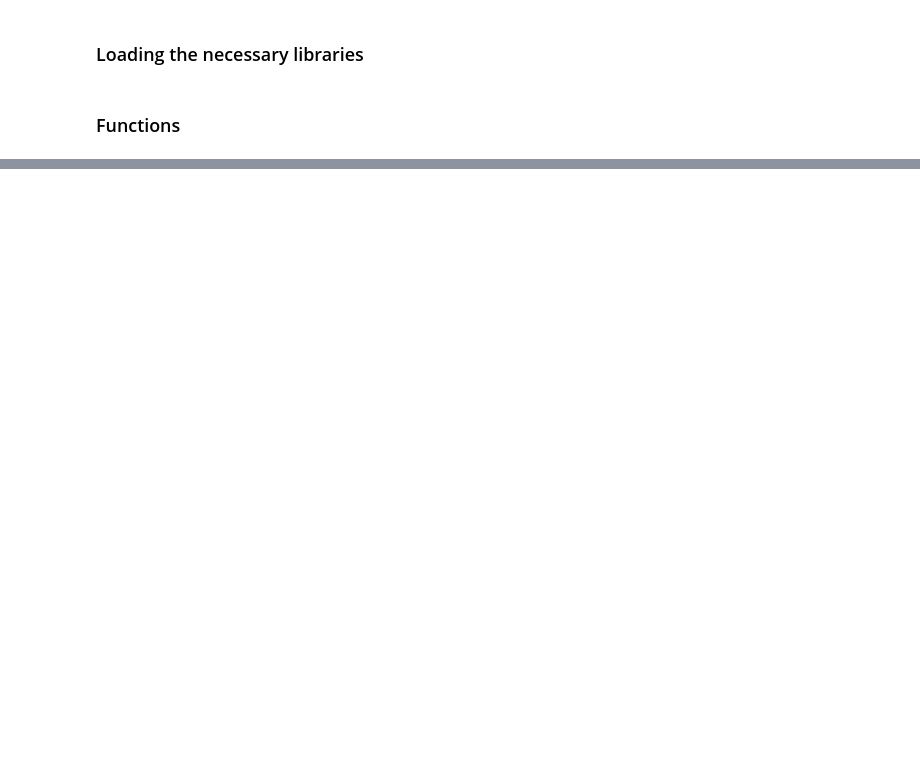
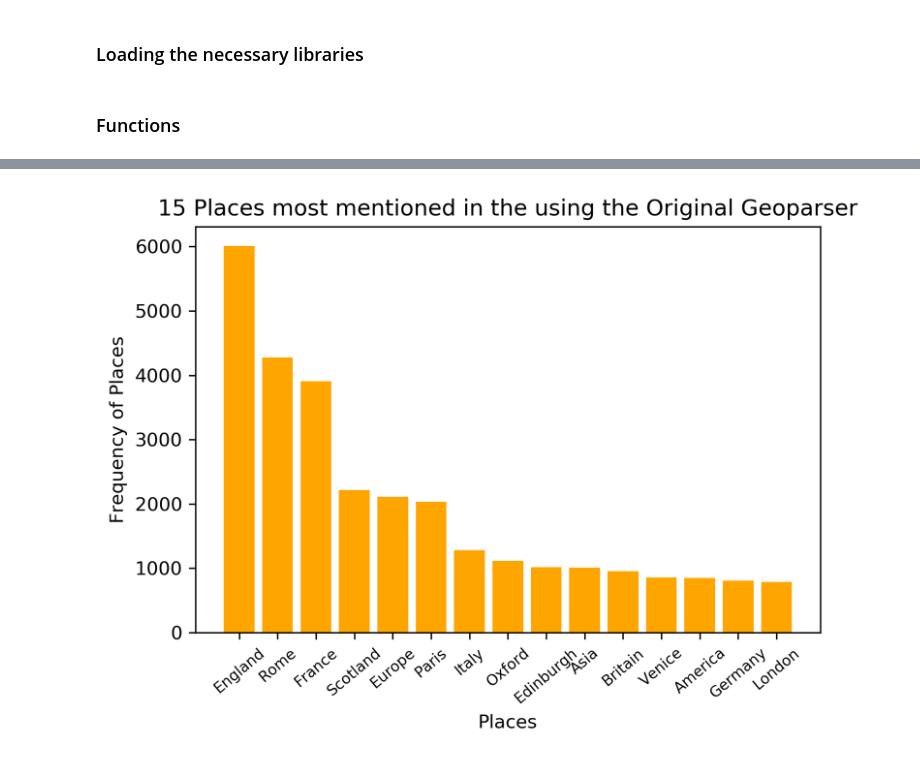
Before and after one commit to alan-turing-institute/defoe_visualization, a Jupyter notebook: NLS/Visualization_Geoparser_Original_3rd_Edition.ipynb, the cells around one changed output, grey strips where cells are left out. Saved outputs shown, nothing was run; the diff lists cells and outputs as text; code cells hidden in the pictures; blank space fills up the shorter version.

```diff
--- a/NLS/Visualization_Geoparser_Original_3rd_Edition.ipynb
+++ b/NLS/Visualization_Geoparser_Original_3rd_Edition.ipynb
@@ -193,5 +172,5 @@ place_count, place_name
 # %%
 #Getting the 15 places (and their frequencies) most mentioned
-filter_list=['Luther']
+filter_list=['Jupiter', 'Venus, a d p', 'Saturn']
 place_label, place_freq = label_freq_places(df_total, df_max_geolocations, filter_list)
 # %% [output]
@@ -218,0 +194,10 @@ plot_bar_places(place_label, place_freq)
+# %%
+#Visualizing the 15 places in a Bar plot
+df_places = {'place_label':place_label,'place_freq':place_freq}
+df_places_freq = pd.DataFrame(df_places)
+df_group_places = df_places_freq.groupby(['place_label'])['place_freq'].sum()\
+                             .reset_index(name='count') \
+                             .sort_values(['count'], ascending=False)
+
+
+df_group_places
@@ -218,0 +221,5 @@ plot_bar_places(place_label, place_freq)
+# %%
+mpl.rcParams['figure.dpi']=300
+plot_bar_places(df_group_places)
+# %% [output]
+[figure, added]
```
Also changed, not shown: parts of 19 cells of this notebook, 16 other files.
